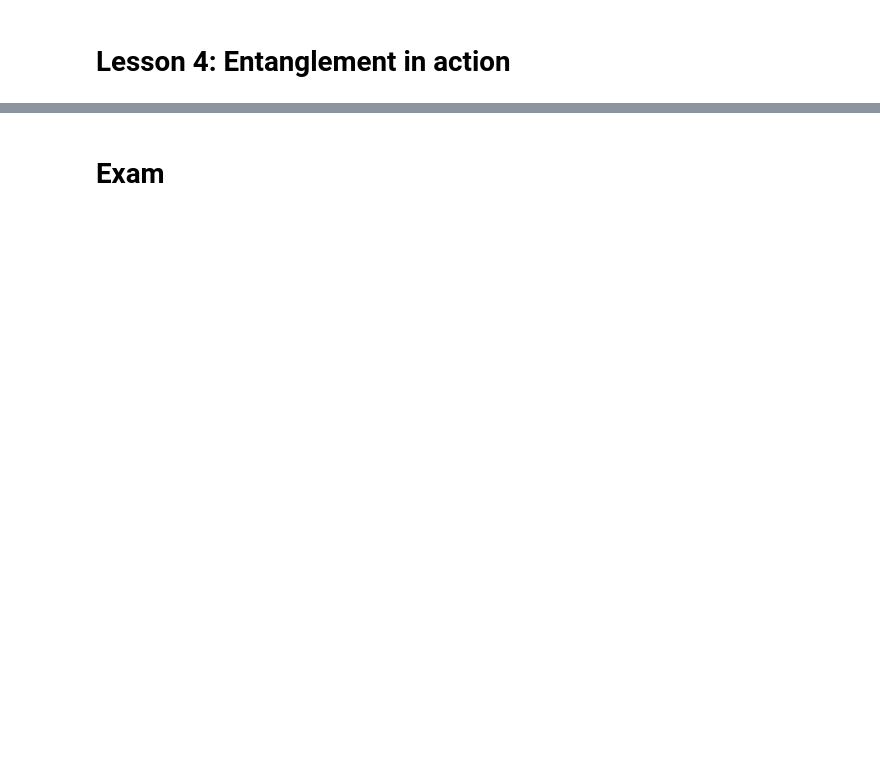
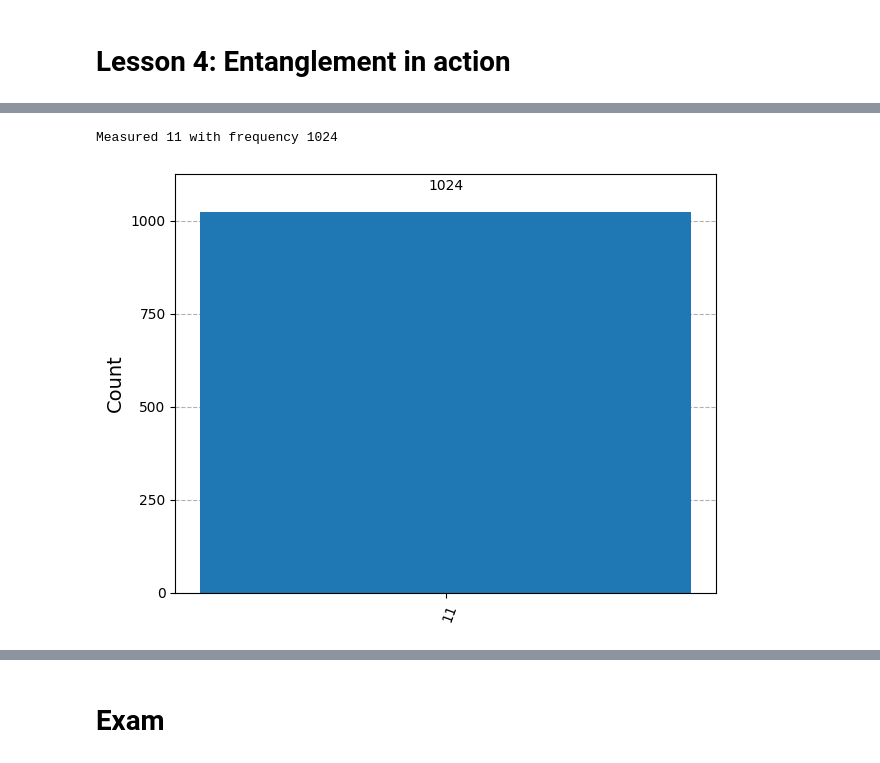
Before and after one commit to EvaaVos/Quantum_Computing_Course, a Jupyter notebook: Qiskit/Unit1_BasicQInformation.ipynb, the cells around one changed output, grey strips where cells are left out. Saved outputs shown, nothing was run; the diff lists cells and outputs as text; code cells hidden in the pictures; blank space fills up the shorter version.

```diff
--- a/Qiskit/Unit1_BasicQInformation.ipynb
+++ b/Qiskit/Unit1_BasicQInformation.ipynb
@@ -377,0 +418,10 @@ display(plot_histogram(filtered_statistics))
+# %%
+result = AerSimulator().run(superdense).result()
+statistics = result.get_counts()
+
+for outcome, frequency in statistics.items():
+    print(f"Measured {outcome} with frequency {frequency}")
+display(plot_histogram(statistics))
+# %% [output]
+Measured 11 with frequency 1024
+[figure, added]
```
Also changed, not shown: parts of 21 cells of this notebook.
